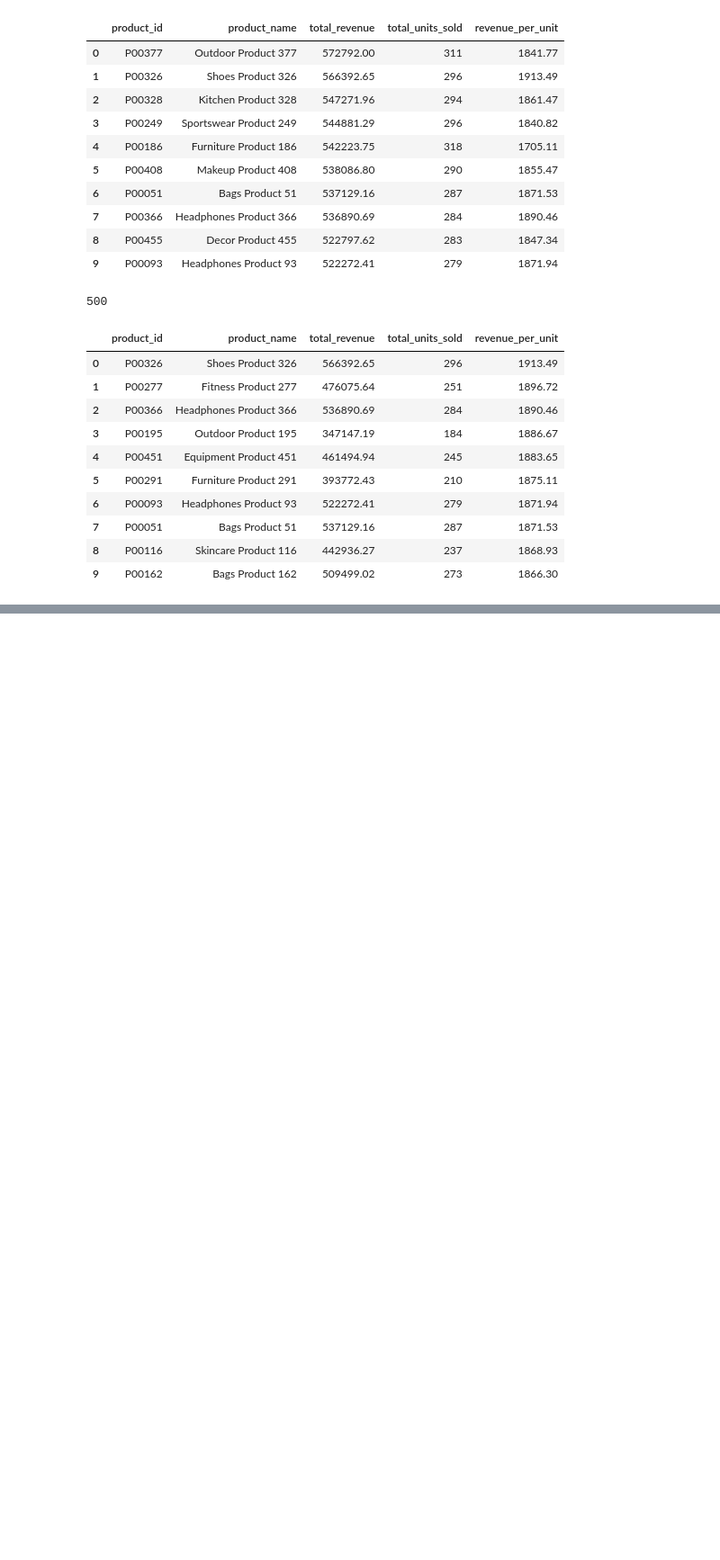
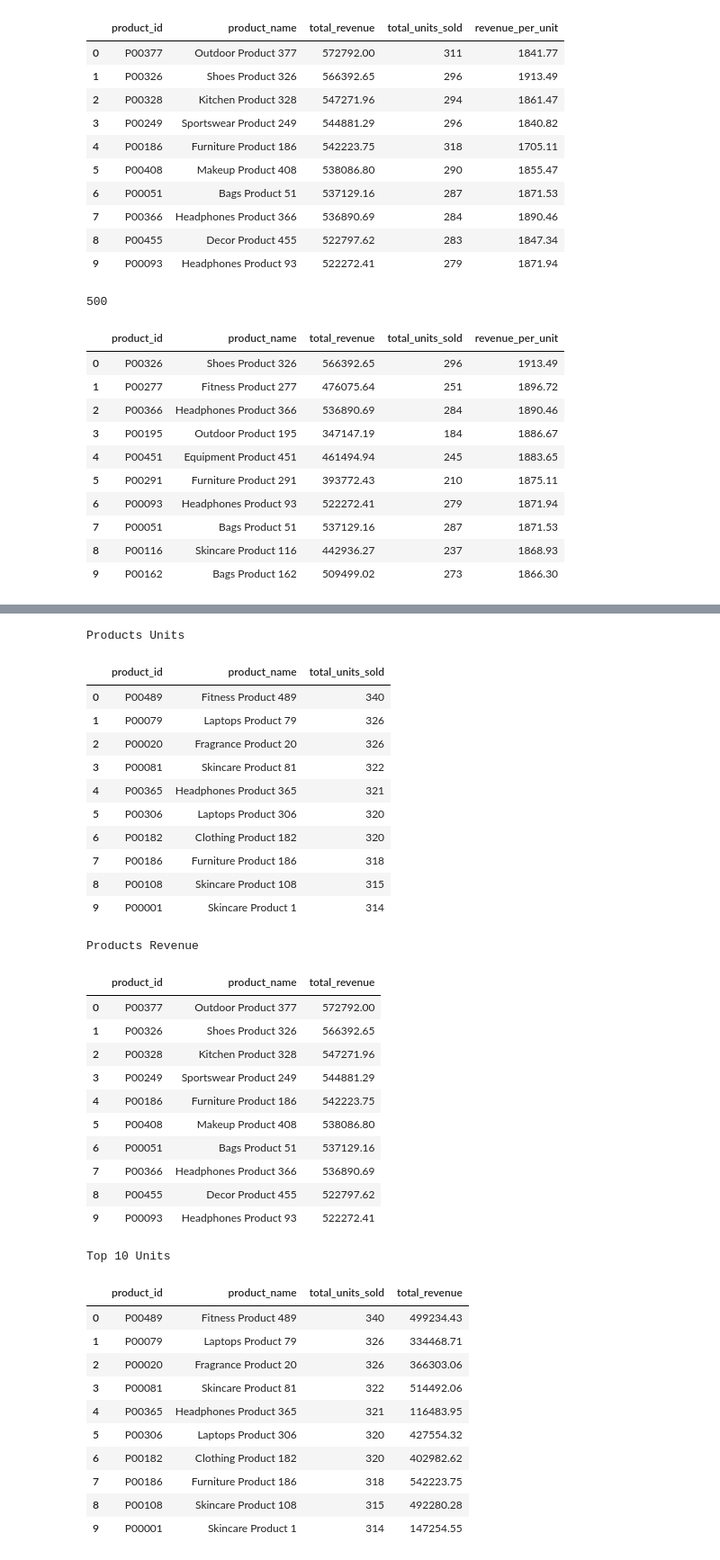
Before and after one commit to Mohammedvahith/E-commerce-Sales-Customer-Analytics, a Jupyter notebook: shopease-analytics/notebooks/03_eda.ipynb, the cells around one changed output, grey strips where cells are left out. Shown at 90% size. Drawn from its saved outputs; the diff is of its cells as text; code cells hidden in the pictures; blank space fills up the shorter version.

```diff
--- a/shopease-analytics/notebooks/03_eda.ipynb
+++ b/shopease-analytics/notebooks/03_eda.ipynb
@@ -2265,0 +2271,51 @@ display(product_performance.head(10))
+# %%
+top_10_units = product_units.head(10)
+top_10_units = top_10_units.merge(
+    product_revenue,
+    on=["product_id","product_name"],
+    how="inner",
+    validate="one_to_one"
+)
+print("Products Units")
+display(product_units.head(10))
+print("Products Revenue")
+display(product_revenue.head(10))
+print("Top 10 Units")
+display(top_10_units)
+# %% [output]
+Products Units
+|  | product_id | product_name | total_units_sold |
+| 0 | P00489 | Fitness Product 489 | 340 |
+| 1 | P00079 | Laptops Product 79 | 326 |
+| 2 | P00020 | Fragrance Product 20 | 326 |
+| 3 | P00081 | Skincare Product 81 | 322 |
+| 4 | P00365 | Headphones Product 365 | 321 |
+| 5 | P00306 | Laptops Product 306 | 320 |
+| 6 | P00182 | Clothing Product 182 | 320 |
+| 7 | P00186 | Furniture Product 186 | 318 |
+| 8 | P00108 | Skincare Product 108 | 315 |
+| 9 | P00001 | Skincare Product 1 | 314 |
+Products Revenue
+|  | product_id | product_name | total_revenue |
+| 0 | P00377 | Outdoor Product 377 | 572792.00 |
+| 1 | P00326 | Shoes Product 326 | 566392.65 |
+| 2 | P00328 | Kitchen Product 328 | 547271.96 |
+| 3 | P00249 | Sportswear Product 249 | 544881.29 |
+| 4 | P00186 | Furniture Product 186 | 542223.75 |
+| 5 | P00408 | Makeup Product 408 | 538086.80 |
+| 6 | P00051 | Bags Product 51 | 537129.16 |
+| 7 | P00366 | Headphones Product 366 | 536890.69 |
+| 8 | P00455 | Decor Product 455 | 522797.62 |
+| 9 | P00093 | Headphones Product 93 | 522272.41 |
+Top 10 Units
+|  | product_id | product_name | total_units_sold | total_revenue |
+| 0 | P00489 | Fitness Product 489 | 340 | 499234.43 |
+| 1 | P00079 | Laptops Product 79 | 326 | 334468.71 |
+| 2 | P00020 | Fragrance Product 20 | 326 | 366303.06 |
+| 3 | P00081 | Skincare Product 81 | 322 | 514492.06 |
+| 4 | P00365 | Headphones Product 365 | 321 | 116483.95 |
+| 5 | P00306 | Laptops Product 306 | 320 | 427554.32 |
+| 6 | P00182 | Clothing Product 182 | 320 | 402982.62 |
+| 7 | P00186 | Furniture Product 186 | 318 | 542223.75 |
+| 8 | P00108 | Skincare Product 108 | 315 | 492280.28 |
+| 9 | P00001 | Skincare Product 1 | 314 | 147254.55 |
```
Also changed, not shown: parts of 1 cell of this notebook.
